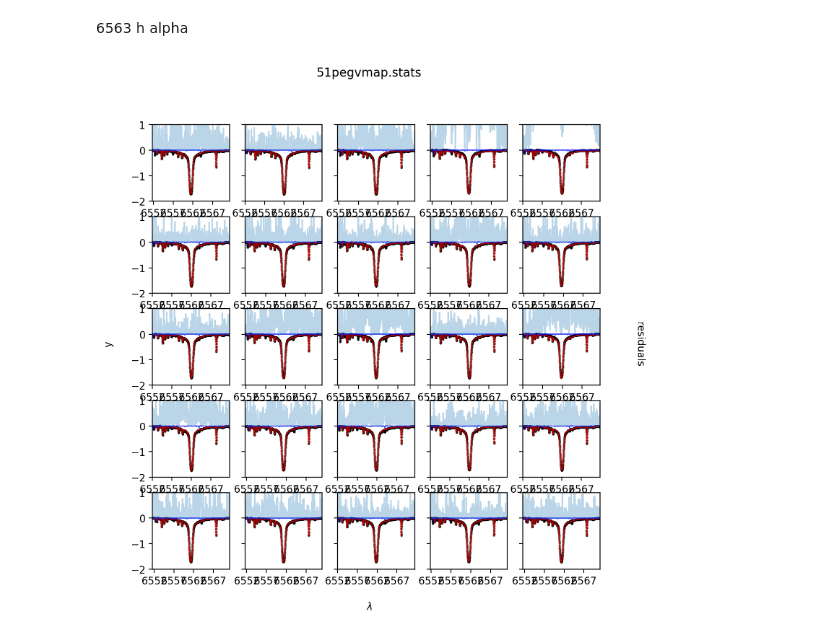
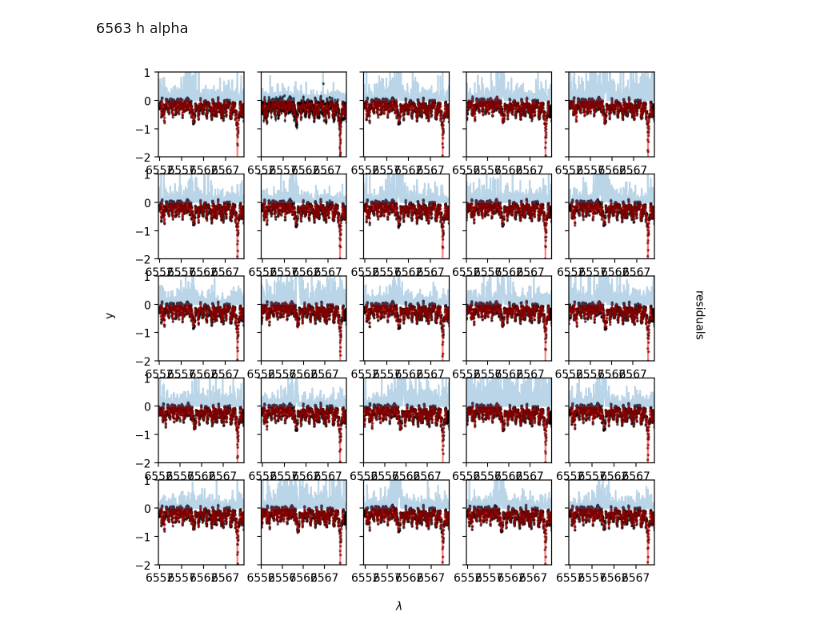
Before and after one commit to mdd423/wobble_jax, a Jupyter notebook: notebooks/02-51peg.ipynb, the cells around one changed output. Saved outputs shown, nothing was run; the diff lists cells and outputs as text; code cells hidden in the pictures.

```diff
--- a/notebooks/02-51peg.ipynb
+++ b/notebooks/02-51peg.ipynb
@@ -205,20 +230,21 @@ make_plot(0)
 # %%
 def train_cycle(model, dataset, loss):
-    n_cycles = 1
+    n_cycles = 3
 
     options1 = {"pgtol": 0.0}
     options2 = {"pgtol": 0.0}
     for iii in range(n_cycles):
 
         model.fix()
-        model.fit(0, 1)
+        model.fit(2)
         res1 = model.new_lbfgsb(loss, dataset, options=options1)
         print(res1["warnflag"], res1["nit"])
         if res1["warnflag"] == 2:
             print(res1["task"])
 
         model.fix()
-        model.fit(1)
+        model.fit(0, 1)
+        model.fit(1, 0)
         res1 = model.new_lbfgsb(loss, dataset, options=options2)
         print(res1["warnflag"], res1["nit"])
         if res1["warnflag"] == 2:
@@ -238,7 +264,14 @@ def train_cycle(model, dataset, loss):
         model.fix()
         model.fit(0, 0)
         model.fit(0, 1)
-        model.fit(1)
+        model.fit(1, 0)
+        res1 = model.new_lbfgsb(loss, dataset, options=options2)
+        print(res1["warnflag"], res1["nit"])
+        if res1["warnflag"] == 2:
+            print(res1["task"])
+
+        model.fix()
+        model.fit(1, 1)
         res1 = model.new_lbfgsb(loss, dataset, options=options2)
         print(res1["warnflag"], res1["nit"])
         if res1["warnflag"] == 2:
@@ -258,4 +281,4 @@ import jabble.physics
 # %%
-filename = "51pegvmap.stats"
-cProfile.run("model=train_cycle(model,dataset,loss)", filename)
+model_p = train_cycle(model_p, dataset_p, loss)
+model_b = train_cycle(model_b, dataset_b, loss)
 # %% [output]
@@ -275,5 +308,5 @@ jabble.model.save(modelname,model)
 # %%
-def make_plot(model_num):
+def make_plot(model,dataset,init_shifts,filename):
     x_window = np.log(4550) - np.log(4549)
     lmin = np.exp(dataset.xs[0,500])
     lmax = np.exp(dataset.xs[0,1500])
@@ -292,12 +325,12 @@ def make_plot(model_num):
         facecolor=(1, 1, 1),
         dpi=200,
     )
-    fig.suptitle(filenames[model_num])
+    # fig.suptitle(filenames[model_num])
     for plt_epoch in range((epoches // r_plots) * r_plots):
         xplot = np.linspace(np.log(lmin), np.log(lmax), dataset.xs.shape[1] * 10)
         axes[plt_epoch // r_plots, plt_epoch % r_plots].set_xlim(
-            xplot.min() + model_set[model_num][0][0].p[plt_epoch],
-            xplot.max() + model_set[model_num][0][0].p[plt_epoch],
+            xplot.min() + model[0][0].p[plt_epoch],
+            xplot.max() + model[0][0].p[plt_epoch],
         )
 
         # model_set[model_num].fix()
@@ -305,7 +338,7 @@ def make_plot(model_num):
         # rv_model_deriv = jax.jacfwd(model_set[model_num], argnums=0)(model_set[model_num].get_parameters(),dataset.xs[plt_epoch,:],plt_epoch)
         # rv_loss_deriv = jax.jacfwd(loss, argnums=0)(model_set[model_num].get_parameters(),datasets[0],vel_epoch,model_set[model_num])
 
-        model_set[model_num].fix()
+        model.fix()
 
         axes[plt_epoch // r_plots, plt_epoch % r_plots].errorbar(
             dataset.xs[plt_epoch, :],
@@ -322,10 +355,10 @@ def make_plot(model_num):
 
         axes[plt_epoch // r_plots, plt_epoch % r_plots].plot(
             xplot,
-            model_set[model_num]([], xplot, plt_epoch),
+            model([], xplot, plt_epoch),
             "-r",
             linewidth=1.2,
-            zorder=1,
+            zorder=2,
             alpha=0.5,
             ms=6,
         )
@@ -340,10 +373,10 @@ def make_plot(model_num):
 
         res_ax = axes[plt_epoch // r_plots, plt_epoch % r_plots].twinx()
         residual = loss(
-            model_set[model_num].get_parameters(),
+            model.get_parameters(),
             dataset,
             plt_epoch,
-            model_set[model_num],
+            model,
         )
         res_ax.step(
             dataset.xs[plt_epoch, :], residual, where="mid", alpha=0.3, label="residual"
@@ -377,7 +410,7 @@ def make_plot(model_num):
     fig.text(0.96, 0.5, "residuals", va="center", rotation=270)
 
     plt.savefig(
-        os.path.join(out_dir, "44-res_{}.png".format(filenames[model_num])),
+        os.path.join(out_dir, "02-res_{}.png".format(filename)),
         dpi=300,
         bbox_inches="tight",
     )
@@ -385,9 +418,8 @@ def make_plot(model_num):
 # %% [markdown]
 6563 h alpha
 # %%
-filenames = [filename]
-model_set = [model]
-make_plot(0)
+filenames = ['51peg','barnards']
+make_plot(model_b,dataset_b,shifts_b,filenames[1])
 # %% [output]
-[figure, old version]
+[figure, new version]
 # %%
```
Also changed, not shown: parts of 36 cells of this notebook, 3 other files.
